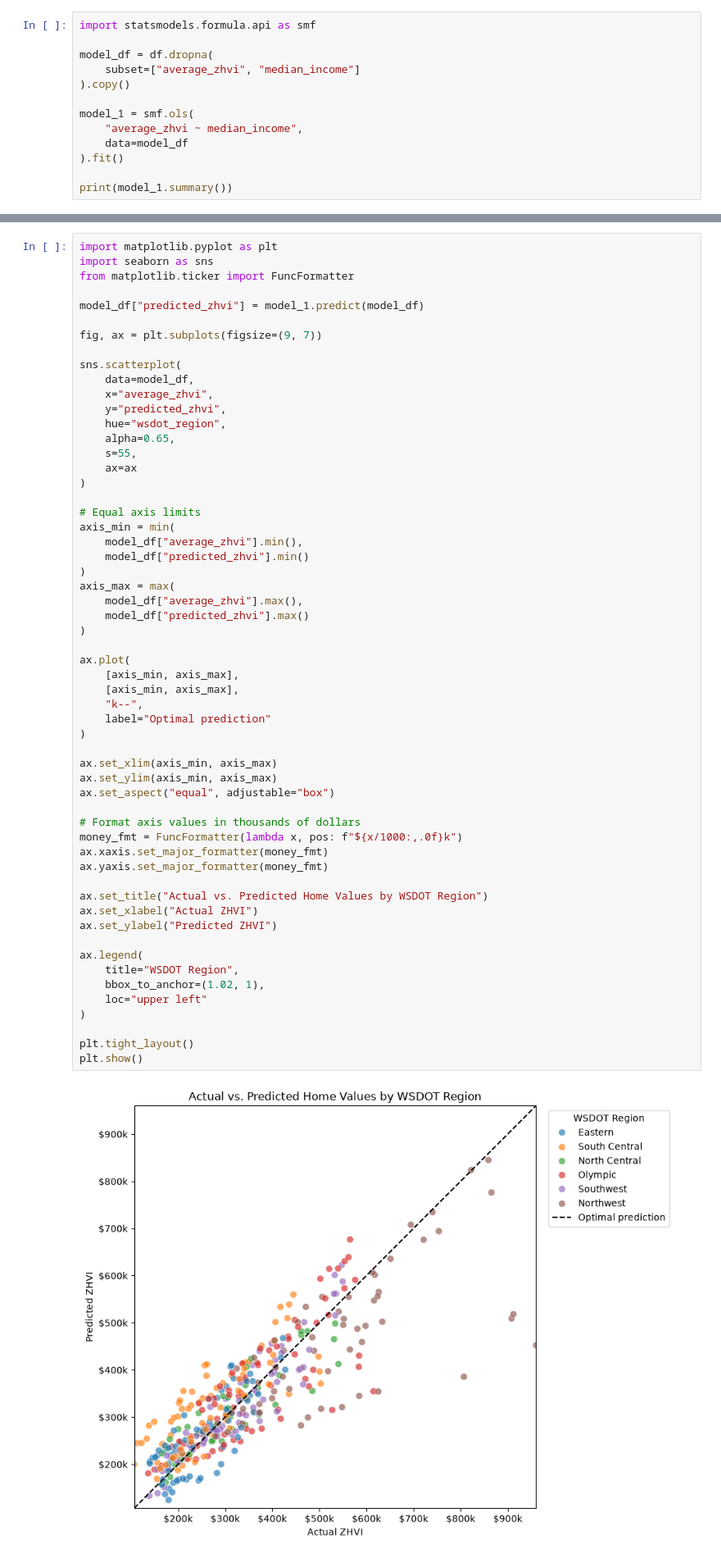
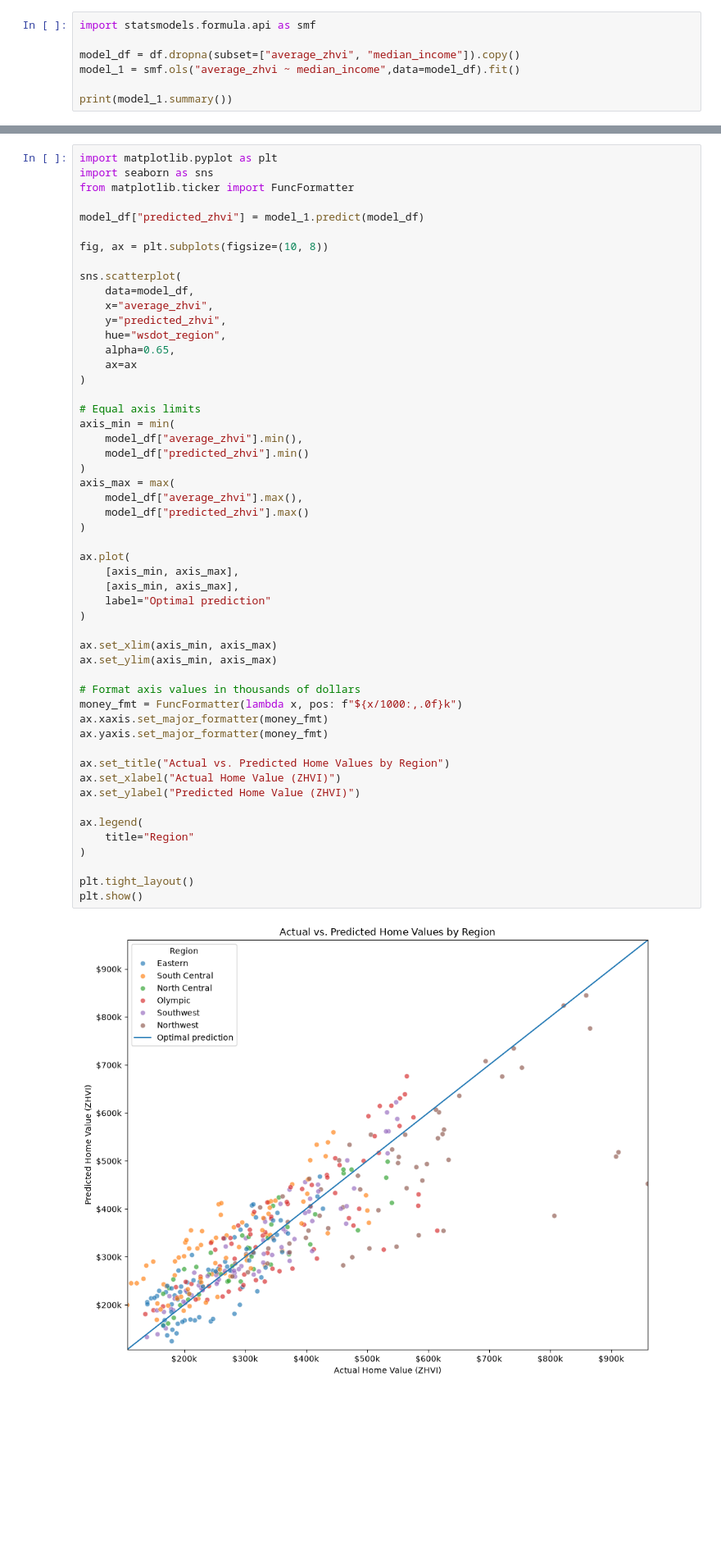
Before and after one commit to binay8/wa-housing, a Jupyter notebook: code/03_statistical_analysis.ipynb, the cells around one changed output, grey strips where cells are left out. Shown at 82% size. Saved outputs shown, nothing was run; the diff lists cells and outputs as text; blank space fills up the shorter version.

```diff
--- a/code/03_statistical_analysis.ipynb
+++ b/code/03_statistical_analysis.ipynb
@@ -31,14 +31,8 @@ Oridnary Least Squared (OLS)
 # %%
 import statsmodels.formula.api as smf
 
-model_df = df.dropna(
-    subset=["average_zhvi", "median_income"]
-).copy()
-
-model_1 = smf.ols(
-    "average_zhvi ~ median_income",
-    data=model_df
-).fit()
+model_df = df.dropna(subset=["average_zhvi", "median_income"]).copy()
+model_1 = smf.ols("average_zhvi ~ median_income",data=model_df).fit()
 
 print(model_1.summary())
 # %% [output]
@@ -104,7 +98,7 @@ from matplotlib.ticker import FuncFormatter
 
 model_df["predicted_zhvi"] = model_1.predict(model_df)
 
-fig, ax = plt.subplots(figsize=(9, 7))
+fig, ax = plt.subplots(figsize=(10, 8))
 
 sns.scatterplot(
     data=model_df,
@@ -112,7 +106,6 @@ sns.scatterplot(
     y="predicted_zhvi",
     hue="wsdot_region",
     alpha=0.65,
-    s=55,
     ax=ax
 )
 
@@ -120,39 +113,35 @@ sns.scatterplot(
 axis_min = min(
     model_df["average_zhvi"].min(),
     model_df["predicted_zhvi"].min()
 )
 axis_max = max(
     model_df["average_zhvi"].max(),
     model_df["predicted_zhvi"].max()
 )
 
 ax.plot(
     [axis_min, axis_max],
     [axis_min, axis_max],
-    "k--",
     label="Optimal prediction"
 )
 
 ax.set_xlim(axis_min, axis_max)
 ax.set_ylim(axis_min, axis_max)
-ax.set_aspect("equal", adjustable="box")
 
 # Format axis values in thousands of dollars
 money_fmt = FuncFormatter(lambda x, pos: f"${x/1000:,.0f}k")
 ax.xaxis.set_major_formatter(money_fmt)
 ax.yaxis.set_major_formatter(money_fmt)
 
-ax.set_title("Actual vs. Predicted Home Values by WSDOT Region")
-ax.set_xlabel("Actual ZHVI")
-ax.set_ylabel("Predicted ZHVI")
+ax.set_title("Actual vs. Predicted Home Values by Region")
+ax.set_xlabel("Actual Home Value (ZHVI)")
+ax.set_ylabel("Predicted Home Value (ZHVI)")
 
 ax.legend(
-    title="WSDOT Region",
-    bbox_to_anchor=(1.02, 1),
-    loc="upper left"
+    title="Region"
 )
 
 plt.tight_layout()
 plt.show()
 # %% [output]
-[figure, old version]
+[figure, new version]
```
Also changed, not shown: parts of 7 cells of this notebook, 2 other files.
